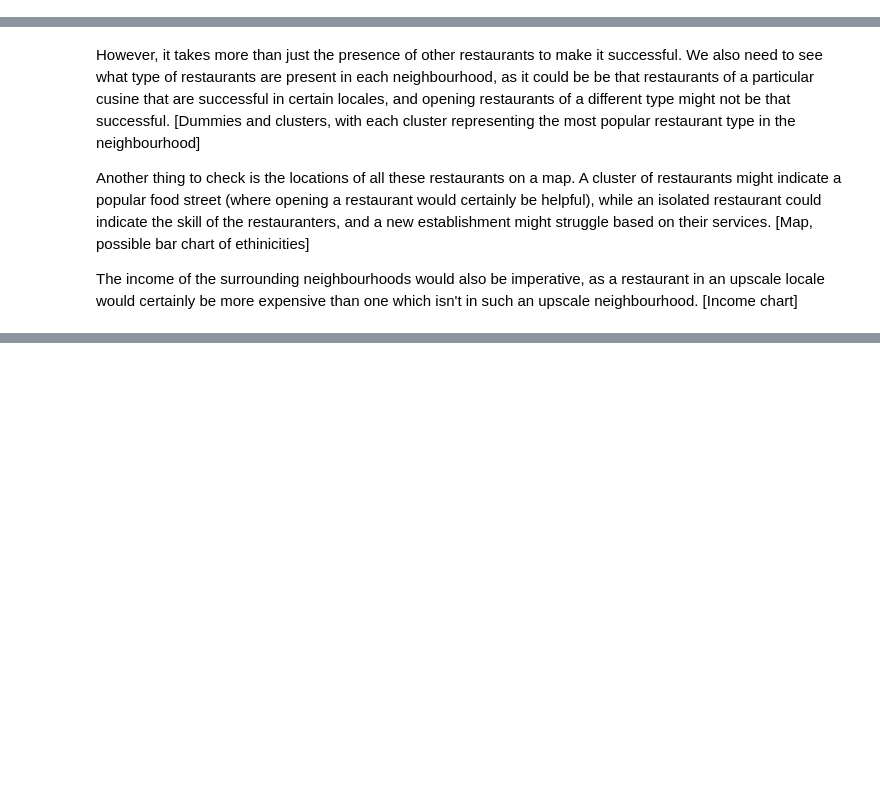
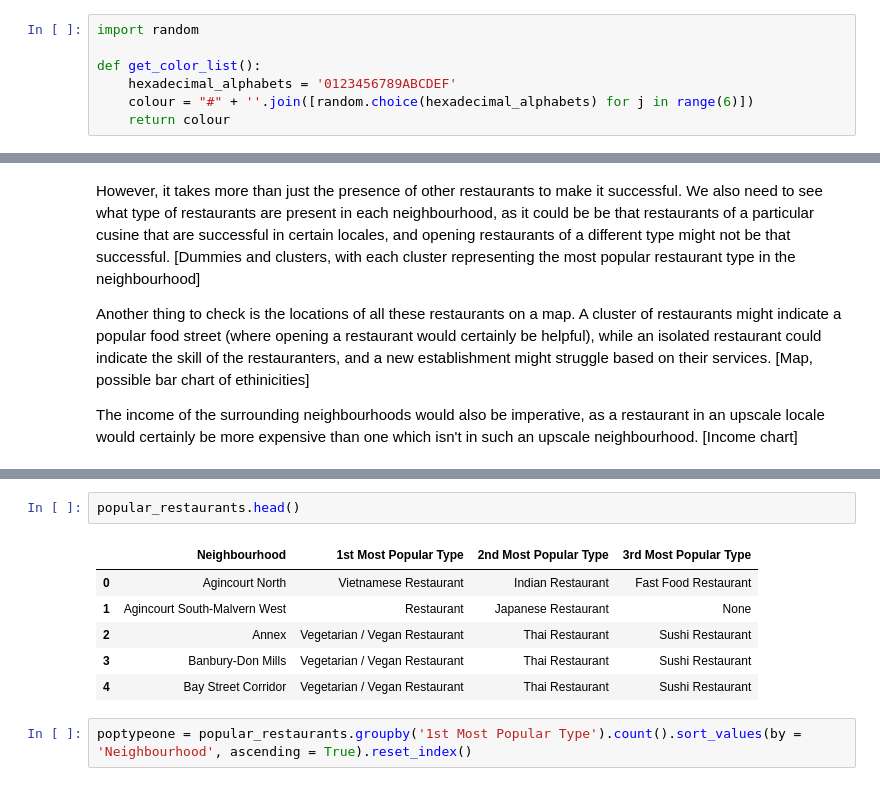
Before and after one commit to Bruno-42/Coursera_Capstone, a Jupyter notebook: Actual_final_project.ipynb, the cells around one changed output, grey strips where cells are left out. Saved outputs shown, nothing was run; the diff lists cells and outputs as text; blank space fills up the shorter version.

```diff
--- a/Actual_final_project.ipynb
+++ b/Actual_final_project.ipynb
@@ -214,0 +264,7 @@ Now we groupby neighbourhood to see what the layout is:
+# %%
+import random
+
+def get_color_list():
+    hexadecimal_alphabets = '0123456789ABCDEF'
+    colour = "#" + ''.join([random.choice(hexadecimal_alphabets) for j in range(6)])
+    return colour
@@ -290,0 +464,11 @@ The income of the surrounding neighbourhoods would also be imperative, as a rest
+# %%
+popular_restaurants.head()
+# %% [output]
+|  | Neighbourhood | 1st Most Popular Type | 2nd Most Popular Type | 3rd Most Popular Type |
+| 0 | Agincourt North | Vietnamese Restaurant | Indian Restaurant | Fast Food Restaurant |
+| 1 | Agincourt South-Malvern West | Restaurant | Japanese Restaurant | None |
+| 2 | Annex | Vegetarian / Vegan Restaurant | Thai Restaurant | Sushi Restaurant |
+| 3 | Banbury-Don Mills | Vegetarian / Vegan Restaurant | Thai Restaurant | Sushi Restaurant |
+| 4 | Bay Street Corridor | Vegetarian / Vegan Restaurant | Thai Restaurant | Sushi Restaurant |
+# %%
+poptypeone = popular_restaurants.groupby('1st Most Popular Type').count().sort_values(by = 'Neighbourhood', ascending = True).reset_index()
```
Also changed, not shown: parts of 44 cells of this notebook.
